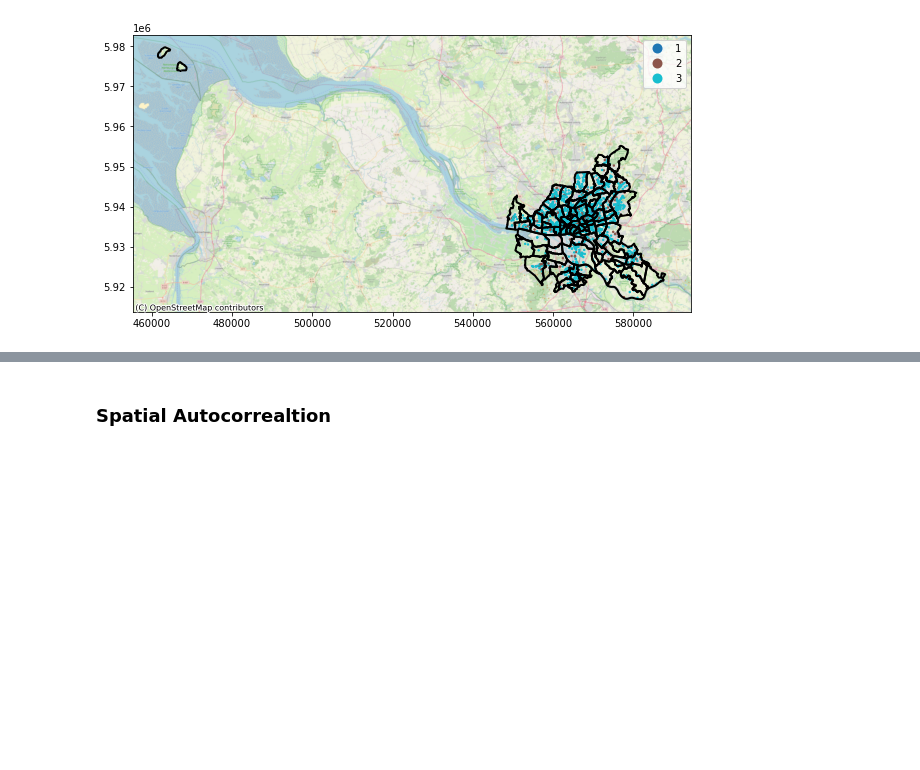
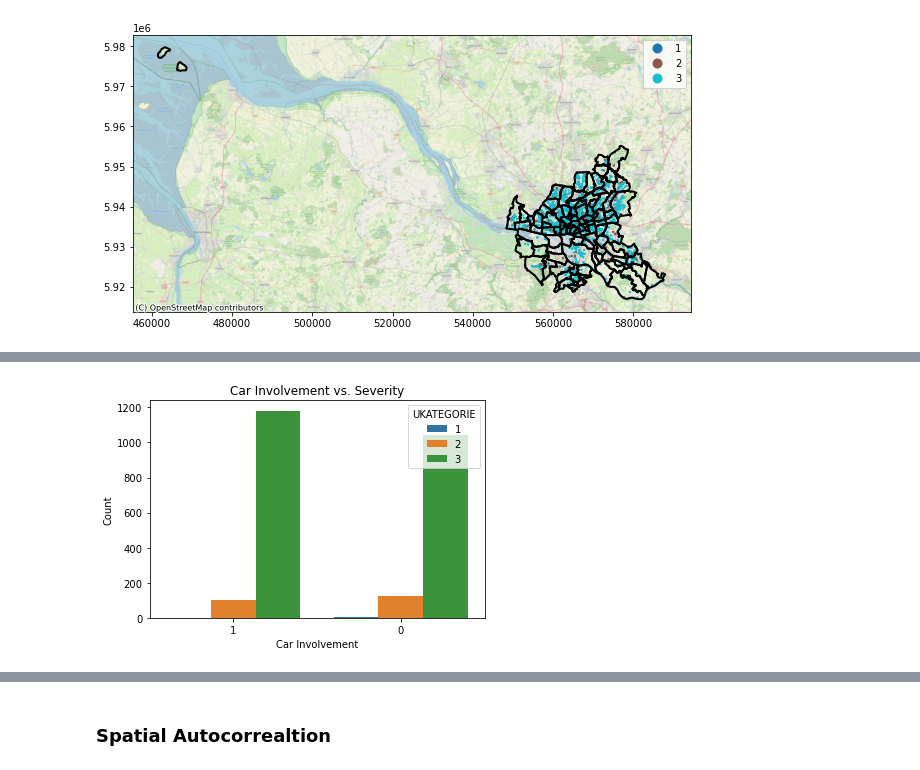
Before and after one commit to juthoma22/gds, a Jupyter notebook: data_collection.ipynb, the cells around one changed output, grey strips where cells are left out. Cells and saved outputs as stored; diff of their text form; code cells hidden in the pictures; blank space fills up the shorter version.

```diff
--- a/data_collection.ipynb
+++ b/data_collection.ipynb
@@ -112,0 +161,14 @@ ctx.add_basemap(ax, source=ctx.providers.OpenStreetMap.Mapnik, crs=df_bike_hh.cr
+# %%
+car_involvement = df_bike_hh['IstPKW']
+severity = df_bike_hh['UKATEGORIE']
+# sort severity
+severity = severity.sort_values()
+
+# Create a bar chart
+sns.countplot(x=car_involvement, hue=severity)
+plt.xlabel('Car Involvement')
+plt.ylabel('Count')
+plt.title('Car Involvement vs. Severity')
+plt.show()
+# %% [output]
+[figure, added]
```
Also changed, not shown: parts of 14 cells of this notebook.
